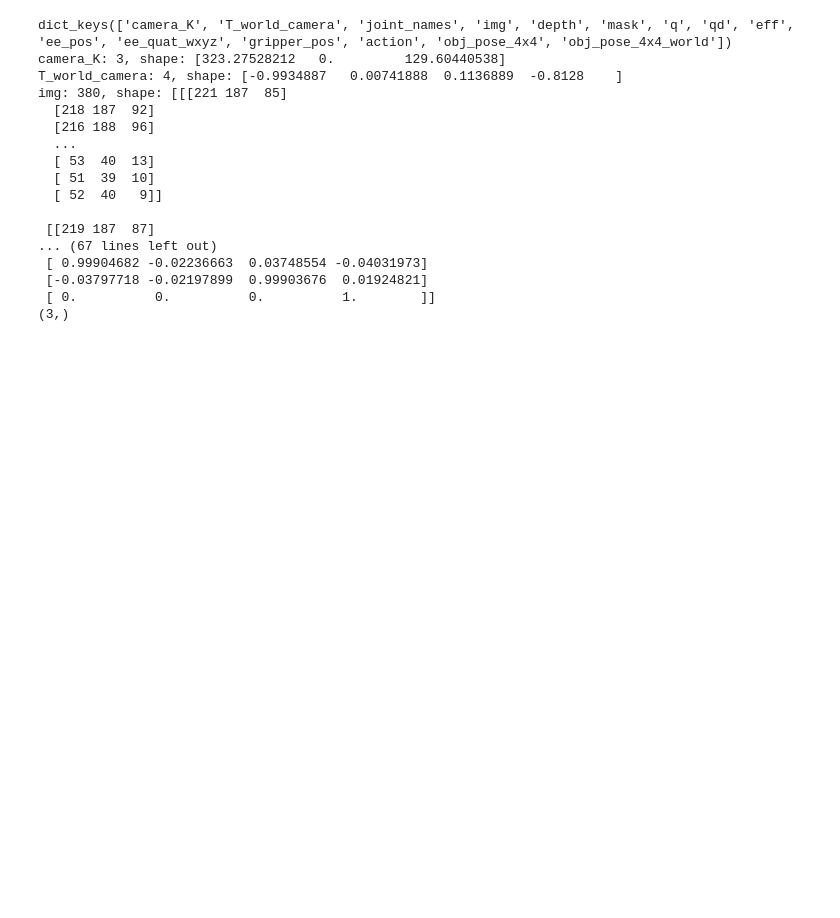
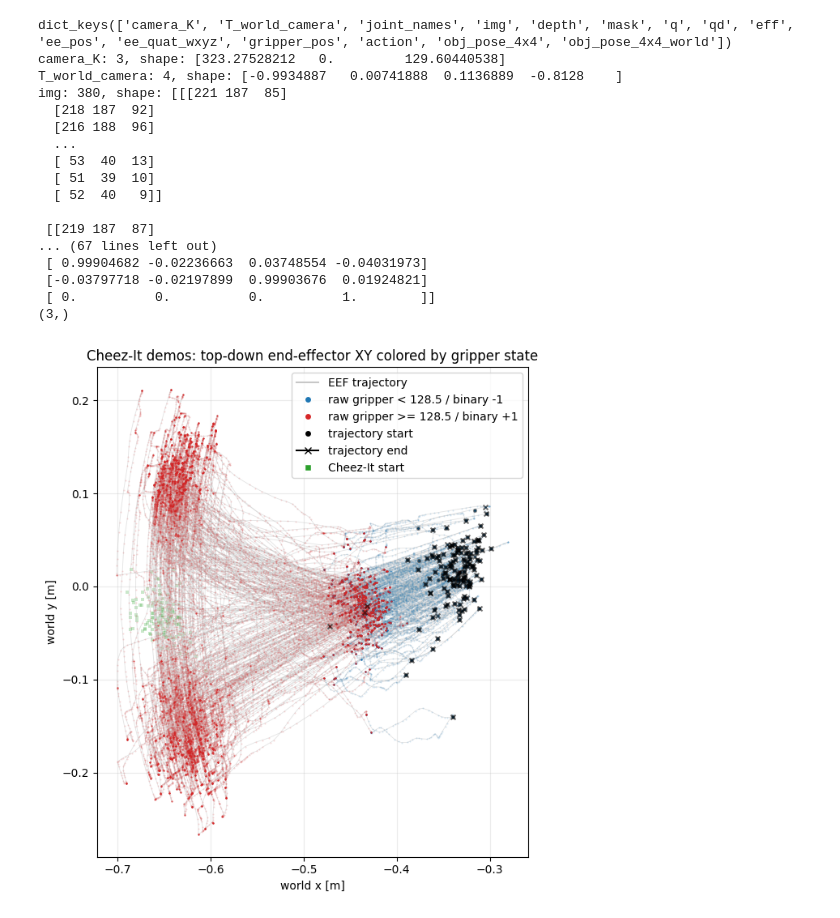
Before and after one commit to moritz-zoellner/guided-diffusion, a Jupyter notebook: real_world_experiments/playground.ipynb, the cells around one changed output. Drawn from its saved outputs; the diff is of its cells as text; code cells hidden in the pictures; blank space fills up the shorter version.

Commit message:
real world model training

```diff
--- a/real_world_experiments/playground.ipynb
+++ b/real_world_experiments/playground.ipynb
@@ -31,3 +31,78 @@ img: 380, shape: [[[221 187  85]
  [-0.03797718 -0.02197899  0.99903676  0.01924821]
  [ 0.          0.          0.          1.        ]]
 (3,)
+# %%
+from pathlib import Path
+
+import h5py
+import matplotlib.pyplot as plt
+import numpy as np
+from matplotlib.lines import Line2D
+
+hdf5_path = Path('/home/moritz/src/guided-diffusion/data/real_world/cheezit_pouring.hdf5')
+out_path = Path('cheezit_eef_xy_gripper_topdown.png')
+midpoint = 128.5
+
+fig, ax = plt.subplots(figsize=(8, 7))
+stats = []
+
+with h5py.File(hdf5_path, 'r') as f:
+    demos = sorted(f['data'].keys(), key=lambda name: int(name.split('_')[1]))
+
+    for demo in demos:
+        group = f['data'][demo]
+        xy = group['obs/eef_pos'][:, :2]
+        obj_xy = group['obs/cheezit_pos'][:, :2]
+        raw_gripper = group['obs/gripper_width'][:, 0]
+        binary_gripper = group['obs/gripper_binary'][:, 0]
+        raw_low = raw_gripper < midpoint
+
+        ax.plot(xy[:, 0], xy[:, 1], color='0.78', linewidth=0.6, alpha=0.5, zorder=1)
+        ax.scatter(xy[raw_low, 0], xy[raw_low, 1], s=2, color='tab:blue', alpha=0.18, linewidths=0, zorder=2)
+        ax.scatter(xy[~raw_low, 0], xy[~raw_low, 1], s=2, color='tab:red', alpha=0.18, linewidths=0, zorder=3)
+        ax.scatter(xy[0, 0], xy[0, 1], s=14, color='black', marker='o', alpha=0.45, linewidths=0, zorder=4)
+        ax.scatter(xy[-1, 0], xy[-1, 1], s=18, color='black', marker='x', alpha=0.55, zorder=4)
+        ax.scatter(obj_xy[0, 0], obj_xy[0, 1], s=10, color='tab:green', marker='s', alpha=0.25, linewidths=0, zorder=0)
+
+        close_inds = np.flatnonzero(binary_gripper > 0)
+        first_close = int(close_inds[0]) if len(close_inds) else None
+        reopen = None
+        if first_close is not None:
+            reopen_inds = np.flatnonzero(binary_gripper[first_close + 1:] < 0)
+            if len(reopen_inds):
+                reopen = int(reopen_inds[0] + first_close + 1)
+        stats.append((demo, len(binary_gripper), binary_gripper[0], binary_gripper[-1], first_close, reopen))
+
+ax.set_title('Cheez-It demos: top-down end-effector XY colored by gripper state')
+ax.set_xlabel('world x [m]')
+ax.set_ylabel('world y [m]')
+ax.set_aspect('equal', adjustable='box')
+ax.grid(True, alpha=0.25)
+ax.legend(handles=[
+    Line2D([0], [0], color='0.78', lw=1.5, label='EEF trajectory'),
+    Line2D([0], [0], marker='o', color='w', markerfacecolor='tab:blue', markersize=6, label='raw gripper < 128.5 / binary -1'),
+    Line2D([0], [0], marker='o', color='w', markerfacecolor='tab:red', markersize=6, label='raw gripper >= 128.5 / binary +1'),
+    Line2D([0], [0], marker='o', color='w', markerfacecolor='black', markersize=6, label='trajectory start'),
+    Line2D([0], [0], marker='x', color='black', markersize=6, label='trajectory end'),
+    Line2D([0], [0], marker='s', color='w', markerfacecolor='tab:green', markersize=6, label='Cheez-It start'),
+], loc='best')
+fig.tight_layout()
+fig.savefig(out_path, dpi=200)
+plt.show()
+
+first_closes = np.array([s[4] if s[4] is not None else np.nan for s in stats], dtype=float)
+reopens = np.array([s[5] if s[5] is not None else np.nan for s in stats], dtype=float)
+lengths = np.array([s[1] for s in stats], dtype=float)
+starts = np.array([s[2] for s in stats], dtype=float)
+ends = np.array([s[3] for s in stats], dtype=float)
+
+print(f'saved {out_path}')
+print(f'demos: {len(stats)}')
+print(f'start binary counts: -1={(starts == -1).sum()}, +1={(starts == 1).sum()}')
+print(f'end binary counts: -1={(ends == -1).sum()}, +1={(ends == 1).sum()}')
+print(f'first binary +1 index median/mean/max: {np.nanmedian(first_closes):.1f} / {np.nanmean(first_closes):.1f} / {np.nanmax(first_closes):.0f}')
+print(f'first binary +1 fraction median/mean/max: {np.nanmedian(first_closes / lengths):.3f} / {np.nanmean(first_closes / lengths):.3f} / {np.nanmax(first_closes / lengths):.3f}')
+print(f'demos with return to binary -1 after first +1: {np.isfinite(reopens).sum()}')
+print('Interpretation depends on hardware convention: in this HDF5, raw low values map to binary -1 and raw high values map to binary +1.')
+# %% [output]
+[figure, added]
```
Also changed, not shown: parts of 1 cell of this notebook, 10 other files.
